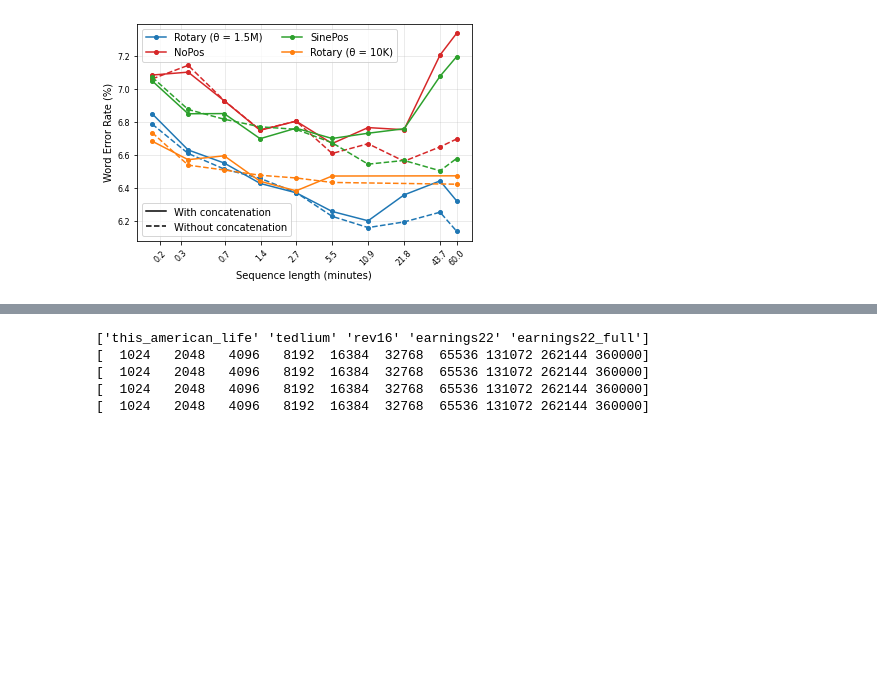
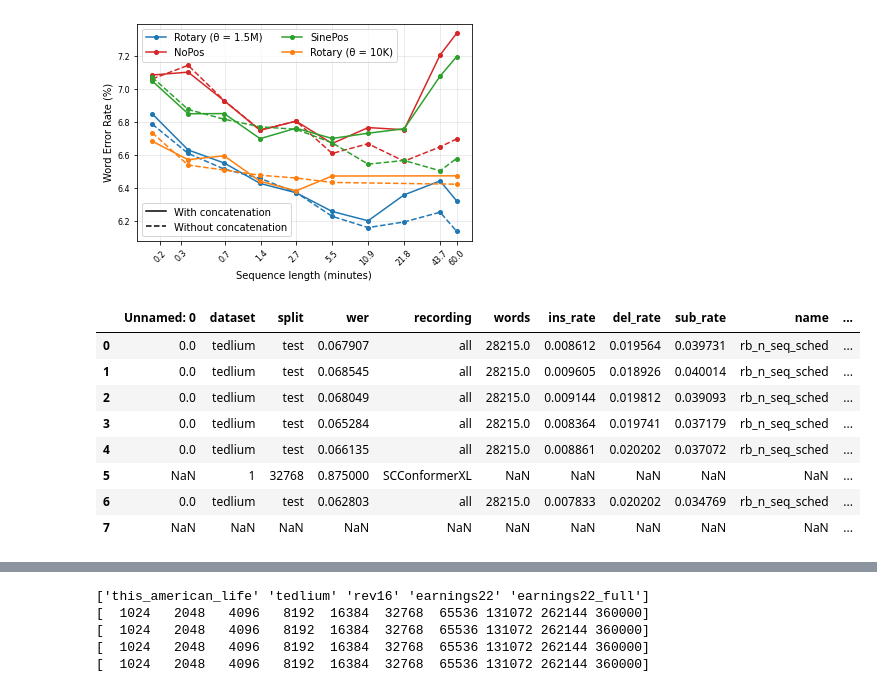
Before and after one commit to robflynnyh/long-context-asr, a Jupyter notebook: eval/results/eval.ipynb, the cells around one changed output, grey strips where cells are left out. Cells and saved outputs as stored; diff of their text form; code cells hidden in the pictures; blank space fills up the shorter version.

```diff
--- a/eval/results/eval.ipynb
+++ b/eval/results/eval.ipynb
@@ -163,3 +163,15 @@ plt.savefig('./concat_evals_tedlium.pdf', transparent = True, bbox_inches = 'tig
 [  1024   2048   4096   8192  16384  32768 360000]
 [  1024   2048   4096   8192  16384  32768 360000]
 [figure]
+# %%
+csv_rb1p5m_concat_repeated_flipped
+# %% [output]
+|  | Unnamed: 0 | dataset | split | wer | recording | words | ins_rate | del_rate | sub_rate | name | ... |
+| 0 | 0.0 | tedlium | test | 0.067907 | all | 28215.0 | 0.008612 | 0.019564 | 0.039731 | rb_n_seq_sched | ... |
+| 1 | 0.0 | tedlium | test | 0.068545 | all | 28215.0 | 0.009605 | 0.018926 | 0.040014 | rb_n_seq_sched | ... |
+| 2 | 0.0 | tedlium | test | 0.068049 | all | 28215.0 | 0.009144 | 0.019812 | 0.039093 | rb_n_seq_sched | ... |
+| 3 | 0.0 | tedlium | test | 0.065284 | all | 28215.0 | 0.008364 | 0.019741 | 0.037179 | rb_n_seq_sched | ... |
+| 4 | 0.0 | tedlium | test | 0.066135 | all | 28215.0 | 0.008861 | 0.020202 | 0.037072 | rb_n_seq_sched | ... |
+| 5 | NaN | 1 | 32768 | 0.875000 | SCConformerXL | NaN | NaN | NaN | NaN | NaN | ... |
+| 6 | 0.0 | tedlium | test | 0.062803 | all | 28215.0 | 0.007833 | 0.020202 | 0.034769 | rb_n_seq_sched | ... |
+| 7 | NaN | NaN | NaN | NaN | NaN | NaN | NaN | NaN | NaN | NaN | ... |
```
Also changed, not shown: parts of 5 cells of this notebook, 34 other files.
